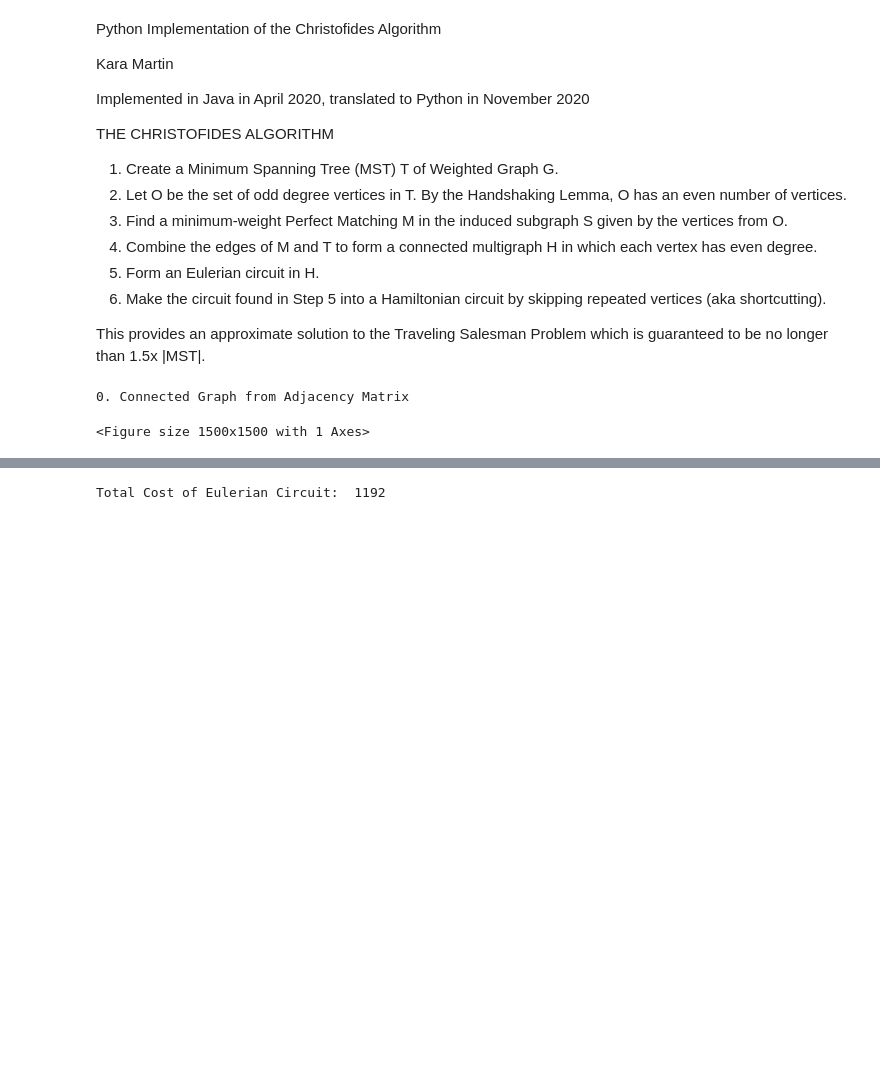
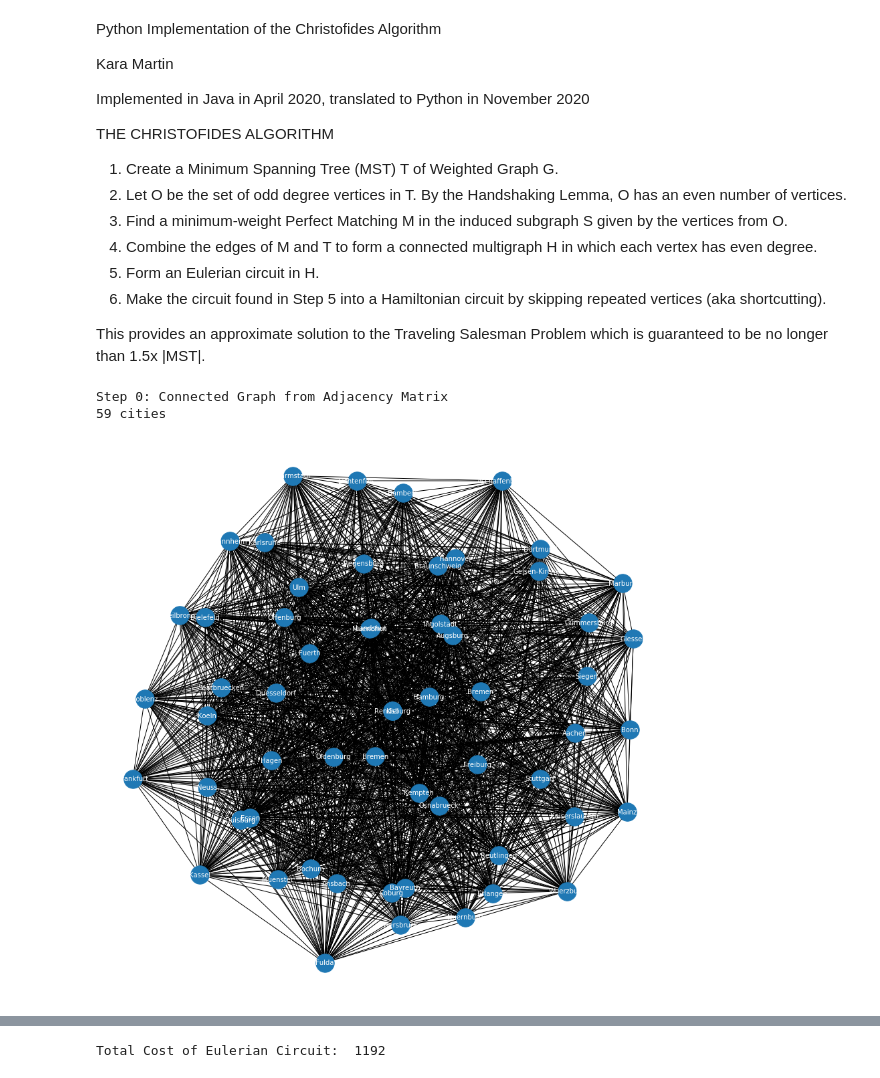
Before and after one commit to KaraMartin/Christofides, a Jupyter notebook: Christofides.ipynb, the cells around one changed output, grey strips where cells are left out. Saved outputs shown, nothing was run; the diff lists cells and outputs as text; code cells hidden in the pictures; blank space fills up the shorter version.

```diff
--- a/Christofides.ipynb
+++ b/Christofides.ipynb
@@ -29,7 +29,7 @@ from IPython.display import clear_output
 #from matplotlib.animation import FuncAnimation
 import time
 
-Animate = True
+Animate = False
 LargeGraph = False
 
 def filter_node(n):
@@ -52,29 +52,32 @@ headers = pd.read_table(labels, comment="#", header=None)
 h = []
 for row in headers.iterrows():
     h.append(row[1][0])
-
-plt.figure(3,figsize=(15,15))
-
-# nodes
-if LargeGraph:
-    posG = nx.spring_layout(G, k=0.95, iterations=20)         # positions for all nodes
-else:
-    posG = nx.spring_layout(G, k=0.2, iterations=100)
-nx.draw_networkx_nodes(G, posG, node_size=750)
-
-# edges
-nx.draw_networkx_edges(G, posG, width=1)
-
-# labels
-mappingG = dict(zip(G, h))
-nx.draw_networkx_labels(G, posG, mappingG, font_size=10, font_family="sans-serif", font_color='white')
-
-print("0. Connected Graph from Adjacency Matrix")
-plt.axis("off")
-plt.show()
-# %% [output]
-0. Connected Graph from Adjacency Matrix
-<Figure size 1500x1500 with 1 Axes>
+# %%
+# Step 0: Display original connected graph
+plt.figure(3,figsize=(15,15))
+
+# nodes
+if LargeGraph:
+    posG = nx.spring_layout(G, k=0.95, iterations=5, weight='weight')         # positions for all nodes
+else:
+    posG = nx.spring_layout(G, k=0.2, iterations=100, weight='weight')
+nx.draw_networkx_nodes(G, posG, node_size=750)
+
+# edges
+nx.draw_networkx_edges(G, posG, width=1)
+
+# labels
+mappingG = dict(zip(G, h))
+nx.draw_networkx_labels(G, posG, mappingG, font_size=10, font_family="sans-serif", font_color='white')
+
+print("Step 0: Connected Graph from Adjacency Matrix")
+print(G.number_of_nodes(), "cities")
+plt.axis("off")
+plt.show()
+# %% [output]
+Step 0: Connected Graph from Adjacency Matrix
+59 cities
+[figure, added]
 # %%
 # Step 1: MST
 T = nx.minimum_spanning_tree(G)
```
Also changed, not shown: parts of 7 cells of this notebook.
